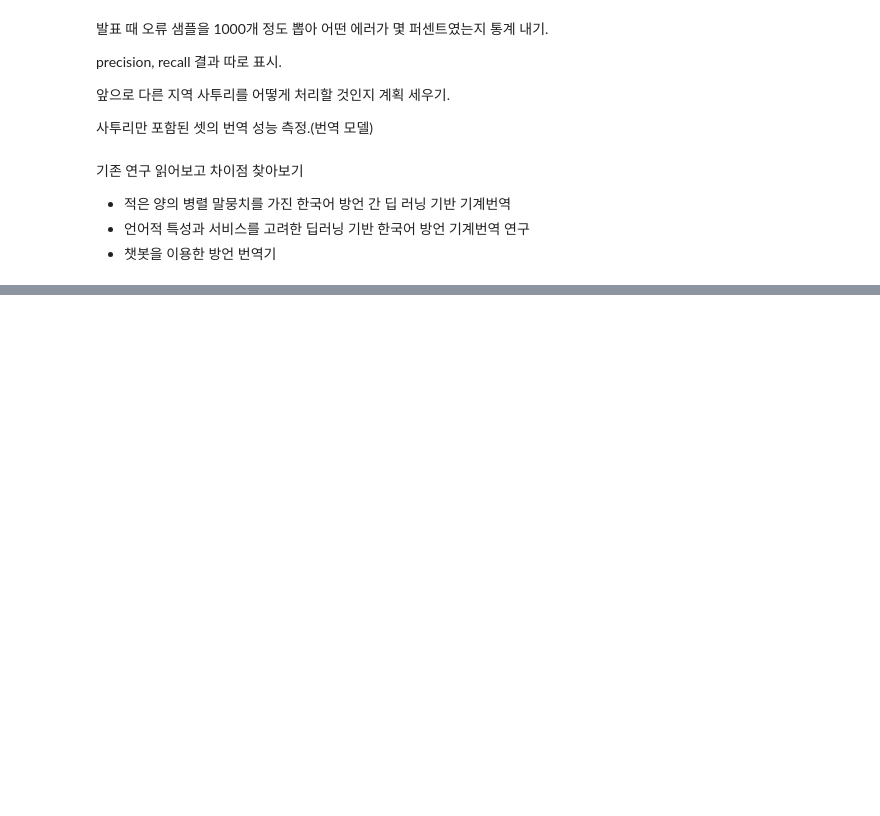
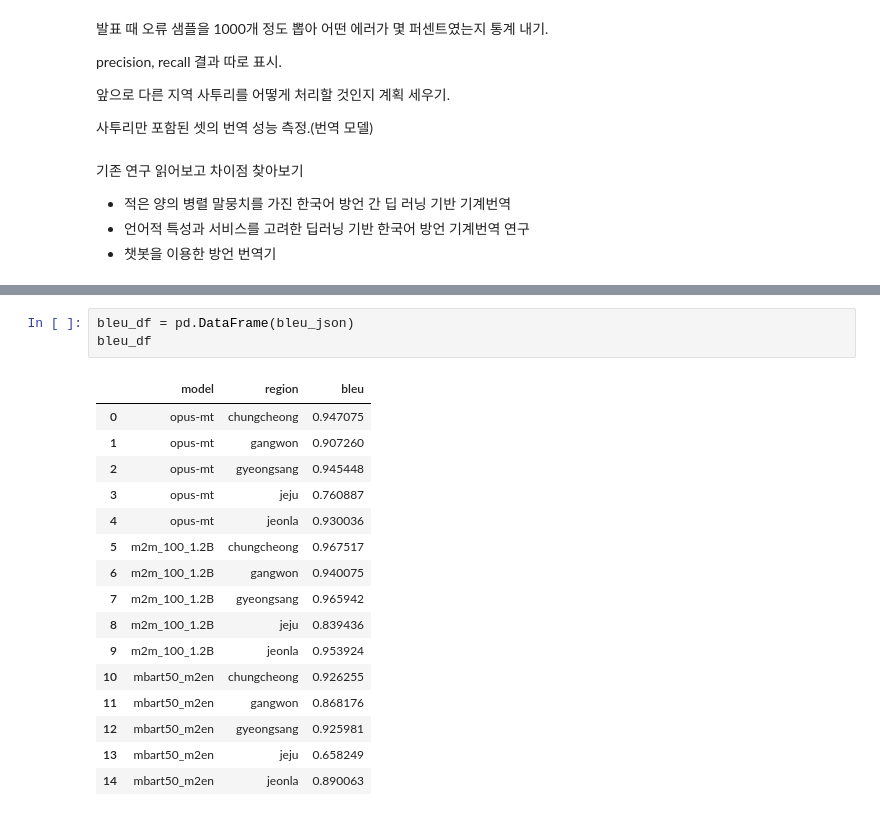
Before and after one commit to BlessingDev/NLP-Standard-Dialect-Translation, a Jupyter notebook: vis.ipynb, the cells around one changed output, grey strips where cells are left out. Saved outputs shown, nothing was run; the diff lists cells and outputs as text; blank space fills up the shorter version.

```diff
--- a/vis.ipynb
+++ b/vis.ipynb
@@ -265,0 +322,20 @@ precision, recall 결과 따로 표시.
+# %%
+bleu_df = pd.DataFrame(bleu_json)
+bleu_df
+# %% [output]
+|  | model | region | bleu |
+| 0 | opus-mt | chungcheong | 0.947075 |
+| 1 | opus-mt | gangwon | 0.907260 |
+| 2 | opus-mt | gyeongsang | 0.945448 |
+| 3 | opus-mt | jeju | 0.760887 |
+| 4 | opus-mt | jeonla | 0.930036 |
+| 5 | m2m_100_1.2B | chungcheong | 0.967517 |
+| 6 | m2m_100_1.2B | gangwon | 0.940075 |
+| 7 | m2m_100_1.2B | gyeongsang | 0.965942 |
+| 8 | m2m_100_1.2B | jeju | 0.839436 |
+| 9 | m2m_100_1.2B | jeonla | 0.953924 |
+| 10 | mbart50_m2en | chungcheong | 0.926255 |
+| 11 | mbart50_m2en | gangwon | 0.868176 |
+| 12 | mbart50_m2en | gyeongsang | 0.925981 |
+| 13 | mbart50_m2en | jeju | 0.658249 |
+| 14 | mbart50_m2en | jeonla | 0.890063 |
```
Also changed, not shown: parts of 6 cells of this notebook, 22 other files.
